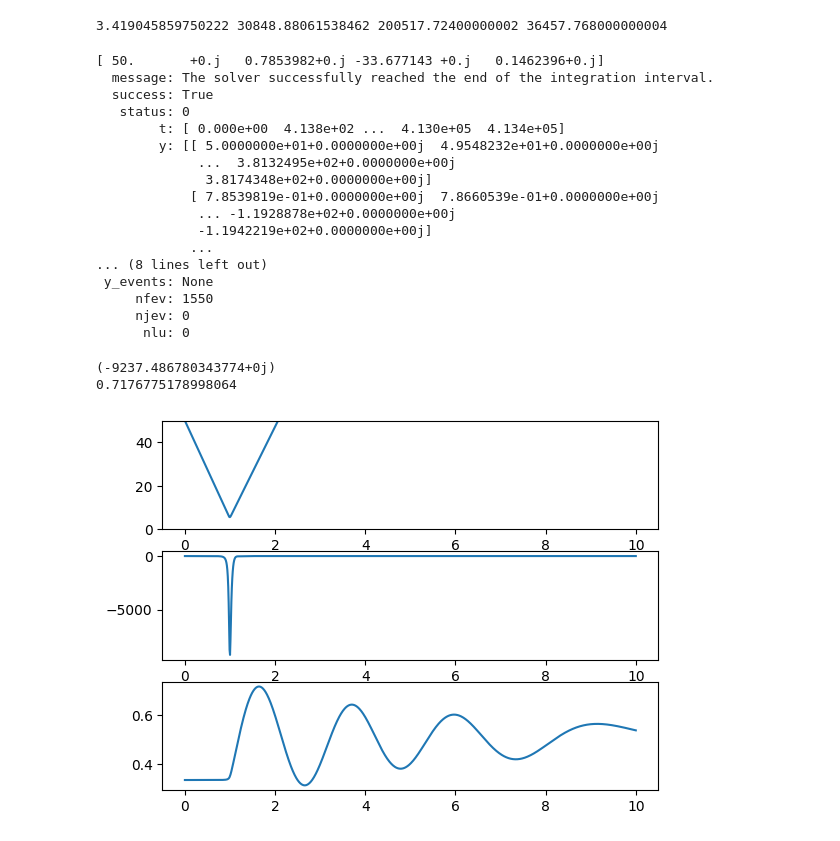
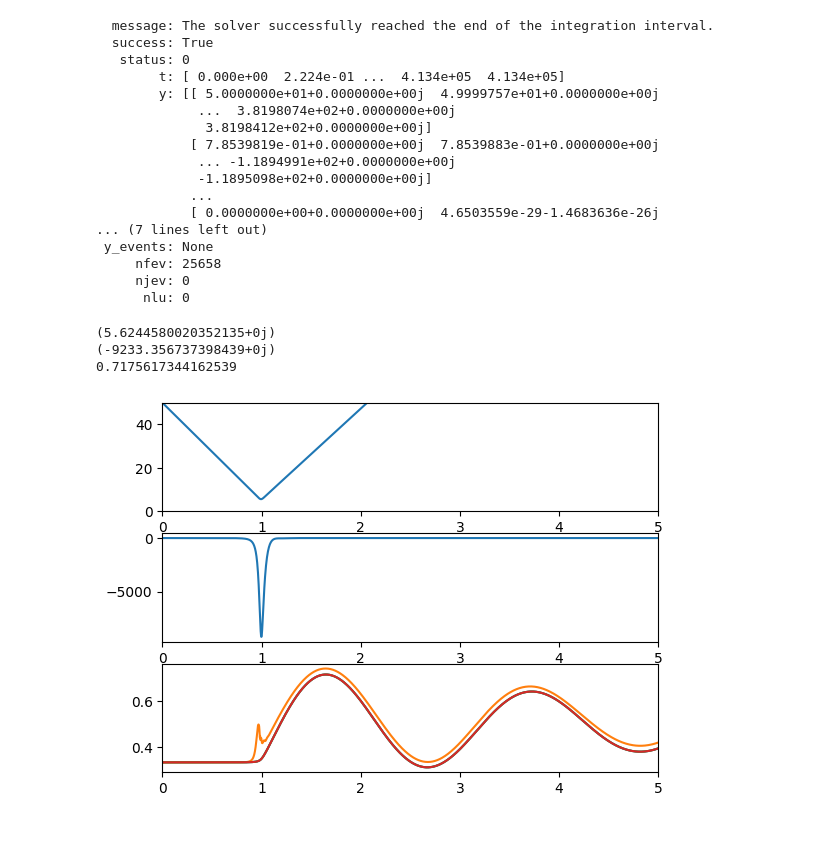
Before and after one commit to AK-Grabowsk3/NeOcs, a Jupyter notebook: analysis/Quasiclassical_calc.ipynb, the cells around one changed output. Drawn from its saved outputs; the diff is of its cells as text; code cells hidden in the pictures.

```diff
--- a/analysis/Quasiclassical_calc.ipynb
+++ b/analysis/Quasiclassical_calc.ipynb
@@ -86,12 +86,10 @@ def evolution( t, V, C_12, alpha, mu, m_Ne, m_HYQ, th_arr, Pleg ):
 
     return der_V
 # %%
-
-
 # ------------------potential------------------------
 C_12 = 2.5e7
 mu = 2.38 * Db2au
-alpha = 27.8 / au2A**3
+alpha = 27.6 / au2A**3
 
 # ------------------particles------------------------
 Be = 5614 * 1.5198298460570 * 1e-10
@@ -106,21 +104,18 @@ j_init = 0
 omega = 0
 
 r_0 = 50.
-th_0 = np.pi / 4.
+th_0 = np.pi/4.
 
-p_theta = ()
 
 # --------------simulation parameters----------------
 t_max = 10 / au2ps
-N_states = 140
+N_states = 141
 N_t = 1000
 # %%
 
 j_max = N_states - 1 + abs( omega )
 m_eff = 1./( 1./m_Ne + 1./m_HYQ )
 Re = np.sqrt( 2./m_HYQ/Be )
-
-print( Re, m_eff, m_HYQ, m_Ne )
 
 l_arr = np.arange( 0, N_states ) + abs(omega)
 E_rot = Be * l_arr * ( l_arr + 1 )
@@ -132,5 +127,3 @@ th_arr = np.arccos(x_arr)
 
 def Pleg_t( t ):
     return np.transpose( np.transpose( Pleg ) * np.exp( 1j * E_rot * t ) )
-# %% [output]
-3.419045859750222 30848.88061538462 200517.72400000002 36457.768000000004
@@ -154,8 +138,6 @@ V0[1] = th_0
 V0[2] = -np.sqrt( 2 * E_col * m_eff )
 V0[3] = ( j_init + 0.5 ) / Re
 
-print( V0[:4] )
-
 # angular initial state
 # V0[4:] = np.sqrt(w) * np.sqrt( j_init + 0.5 ) * legendre( j_init )( x_arr )
 
@@ -165,29 +147,33 @@ V0[4+j_init - abs(omega)] = 1.0
 t_eval = np.linspace( 0, t_max, N_t )
 
 
-sol = solve_ivp(func, [0, t_max], V0, t_eval=t_eval, atol=1e-9, rtol=1e-7, max_step=100)
+sol = solve_ivp(func, [0, t_max], V0, t_eval = None, atol=1e-9, rtol=1e-7, max_step = 100)
 
 
 print( sol )
+
+t_eval = sol.t
+N_t = len( t_eval )
+
 r_t = sol.y.T[:,0]
 th_t = sol.y.T[:,1]
 Psi_t = sol.y.T[:,4:]
 # %% [output]
-[ 50.       +0.j   0.7853982+0.j -33.677143 +0.j   0.1462396+0.j]
   message: The solver successfully reached the end of the integration interval.
   success: True
    status: 0
-        t: [ 0.000e+00  4.138e+02 ...  4.130e+05  4.134e+05]
-        y: [[ 5.0000000e+01+0.0000000e+00j  4.9548232e+01+0.0000000e+00j
-             ...  3.8132495e+02+0.0000000e+00j
-              3.8174348e+02+0.0000000e+00j]
-            [ 7.8539819e-01+0.0000000e+00j  7.8660539e-01+0.0000000e+00j
-             ... -1.1928878e+02+0.0000000e+00j
-             -1.1942219e+02+0.0000000e+00j]
+        t: [ 0.000e+00  2.224e-01 ...  4.134e+05  4.134e+05]
+        y: [[ 5.0000000e+01+0.0000000e+00j  4.9999757e+01+0.0000000e+00j
+             ...  3.8198074e+02+0.0000000e+00j
+              3.8198412e+02+0.0000000e+00j]
+            [ 7.8539819e-01+0.0000000e+00j  7.8539883e-01+0.0000000e+00j
+             ... -1.1894991e+02+0.0000000e+00j
+             -1.1895098e+02+0.0000000e+00j]
             ...
-... (8 lines left out)
+            [ 0.0000000e+00+0.0000000e+00j  4.6503559e-29-1.4683636e-26j
+... (7 lines left out)
  y_events: None
-     nfev: 1550
+     nfev: 25658
      njev: 0
       nlu: 0
 # %%
@@ -200,27 +216,41 @@ for i in range(N_t):
 # %%
+
+tlim = [0,5]
 
 plt.subplot( 3, 1, 1 )
 plt.plot( t_eval * au2ps, r_t )
 plt.ylim( 0, 50 )
+plt.xlim( tlim )
+
+print( np.min(r_t) )
 
 plt.subplot( 3, 1, 2 )
 
 pulse = - alpha * mu**2 / 2 / r_t**6 * ( 1 + 3 * np.cos( th_t )**2 ) / Be
 
 plt.plot( t_eval * au2ps, pulse )
-
+plt.xlim( tlim )
 print( np.min(pulse) )
 
 
 plt.subplot( 3, 1, 3 )
 
 aligment = np.sum( np.abs( Psi_th_t )**2 * x_arr**2, axis = 1 )
+aligment_j = np.sum( np.abs( Psi_th_j )**2 * x_arr**2, axis = 1 )
 
-plt.plot( t_eval * au2ps, aligment )
+plt.plot( t_eval * au2ps, aligment)
+plt.plot( t_j * au2ps, alig_j )
+plt.plot( t_j * au2ps, aligment_j )
+plt.plot( t_j * au2ps, aligment_jc )
+plt.xlim( tlim )
+
+
+
 # plt.plot( t_eval * au2ps, np.cos(th_t) )
 print( np.max( aligment ) )
 # plt.ylim( 0.33, 0.4 )
 # %% [output]
-(-9237.486780343774+0j)
-0.7176775178998064
+(5.6244580020352135+0j)
+(-9233.356737398439+0j)
+0.7175617344162539
-[figure, old version]
+[figure, new version]
```
Also changed, not shown: parts of 12 cells of this notebook, 1 other file.
